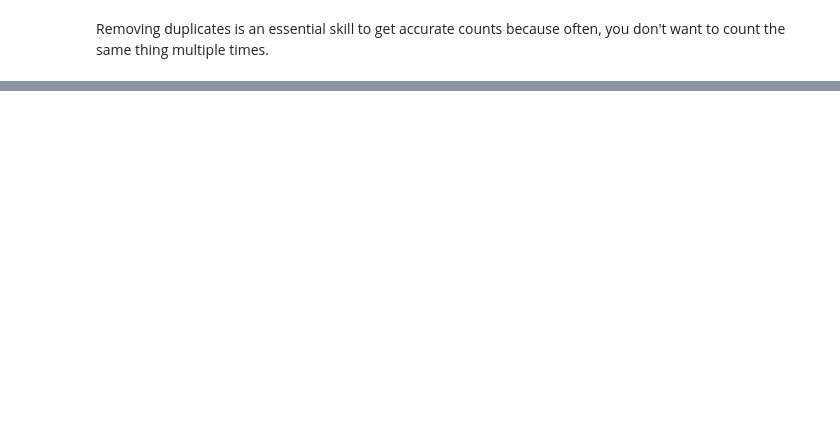
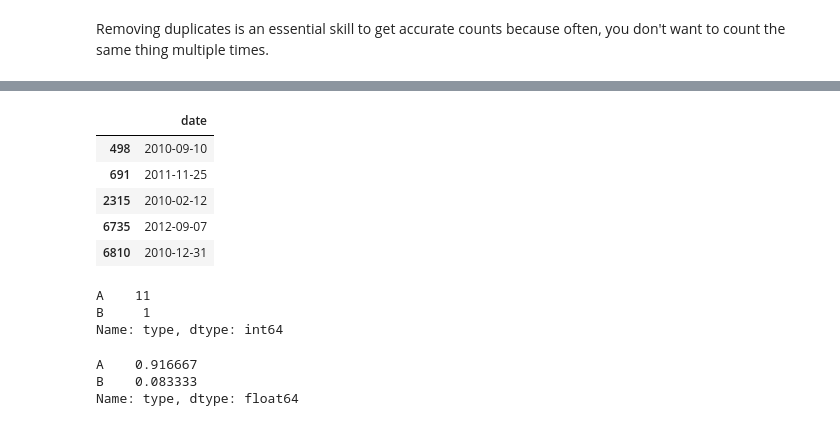
Before and after one commit to ishtiakrongon/Datacamp-Data_manipulation_with_pandas, a Jupyter notebook: data manipulation with pandas.ipynb, the cells around one changed output, grey strips where cells are left out. Saved outputs shown, nothing was run; the diff lists cells and outputs as text; code cells hidden in the pictures; blank space fills up the shorter version.

```diff
--- a/data manipulation with pandas.ipynb
+++ b/data manipulation with pandas.ipynb
@@ -429,0 +464,29 @@ Removing duplicates is an essential skill to get accurate counts because often,
+# %%
+# Subset the rows where is_holiday is True and drop duplicate dates
+holiday_dates = sales[sales["is_holiday"]].drop_duplicates(subset="date")
+
+# Print date col of holiday_dates
+holiday_dates[["date"]].head()
+# %% [output]
+|  | date |
+| 498 | 2010-09-10 |
+| 691 | 2011-11-25 |
+| 2315 | 2010-02-12 |
+| 6735 | 2012-09-07 |
+| 6810 | 2010-12-31 |
+# %%
+# Count the number of stores of each type
+store_counts = store_types["type"].value_counts(sort = True)
+print(store_counts)
+# %% [output]
+A    11
+B     1
+Name: type, dtype: int64
+# %%
+# Get the proportion of stores of each type
+store_props = store_types["type"].value_counts(normalize = True)
+print(store_props)
+# %% [output]
+A    0.916667
+B    0.083333
+Name: type, dtype: float64
```
Also changed, not shown: parts of 6 cells of this notebook.
